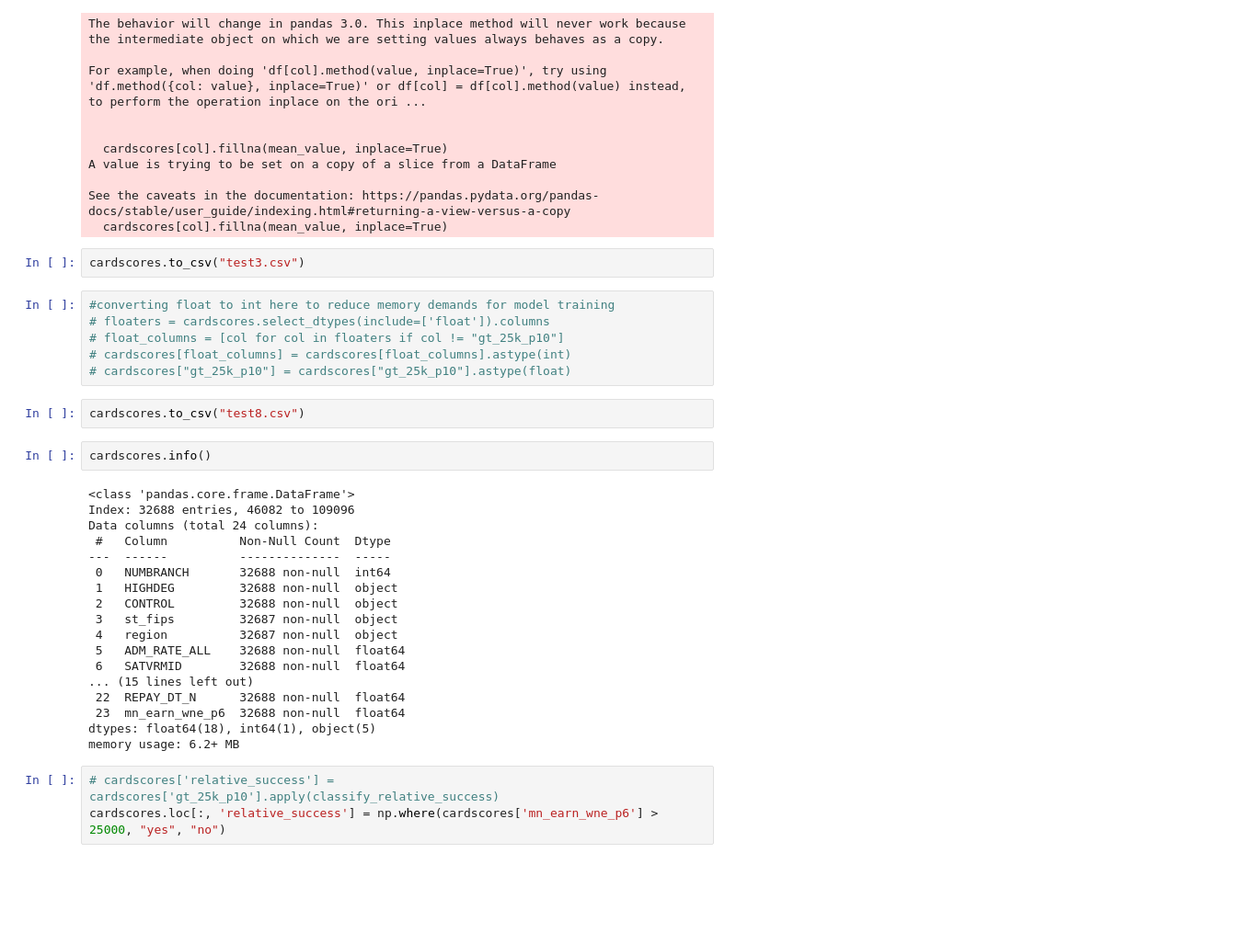
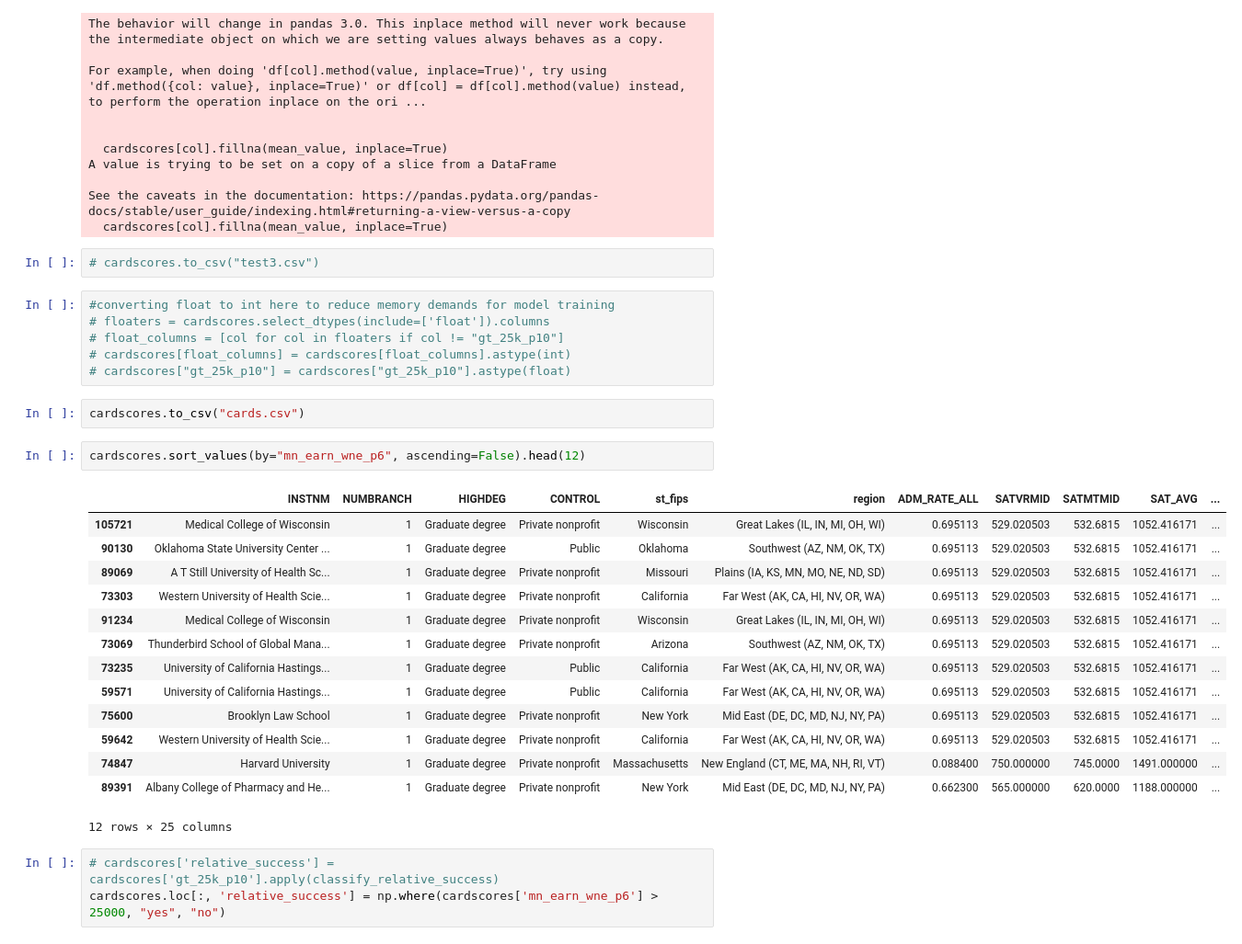
Before and after one commit to andymatsuura/college_salary_prediction, a Jupyter notebook: scorecard_local_csv.ipynb, the cells around one changed output. Shown at 92% size. Cells and saved outputs as stored; diff of their text form; blank space fills up the shorter version.

```diff
--- a/scorecard_local_csv.ipynb
+++ b/scorecard_local_csv.ipynb
@@ -123,7 +123,7 @@ A value is trying to be set on a copy of a slice from a DataFrame
 See the caveats in the documentation: https://pandas.pydata.org/pandas-docs/stable/user_guide/indexing.html#returning-a-view-versus-a-copy
   cardscores[col].fillna(mean_value, inplace=True)
 # %%
-cardscores.to_csv("test3.csv")
+# cardscores.to_csv("test3.csv")
 # %%
 #converting float to int here to reduce memory demands for model training
 # floaters = cardscores.select_dtypes(include=['float']).columns
@@ -131,27 +131,24 @@ cardscores.to_csv("test3.csv")
 # cardscores[float_columns] = cardscores[float_columns].astype(int)
 # cardscores["gt_25k_p10"] = cardscores["gt_25k_p10"].astype(float)
 # %%
-cardscores.to_csv("test8.csv")
+cardscores.to_csv("cards.csv")
-# %%
-cardscores.info()
-# %% [output]
-<class 'pandas.core.frame.DataFrame'>
-Index: 32688 entries, 46082 to 109096
-Data columns (total 24 columns):
- #   Column          Non-Null Count  Dtype
----  ------          --------------  -----
- 0   NUMBRANCH       32688 non-null  int64
- 1   HIGHDEG         32688 non-null  object
- 2   CONTROL         32688 non-null  object
- 3   st_fips         32687 non-null  object
- 4   region          32687 non-null  object
- 5   ADM_RATE_ALL    32688 non-null  float64
- 6   SATVRMID        32688 non-null  float64
-... (15 lines left out)
- 22  REPAY_DT_N      32688 non-null  float64
- 23  mn_earn_wne_p6  32688 non-null  float64
-dtypes: float64(18), int64(1), object(5)
-memory usage: 6.2+ MB
+# %%
+cardscores.sort_values(by="mn_earn_wne_p6", ascending=False).head(12)
+# %% [output]
+|  | INSTNM | NUMBRANCH | HIGHDEG | CONTROL | st_fips | region | ADM_RATE_ALL | SATVRMID | SATMTMID | SAT_AVG | ... |
+| 105721 | Medical College of Wisconsin | 1 | Graduate degree | Private nonprofit | Wisconsin | Great Lakes (IL, IN, MI, OH, WI) | 0.695113 | 529.020503 | 532.6815 | 1052.416171 | ... |
+| 90130 | Oklahoma State University Center ... | 1 | Graduate degree | Public | Oklahoma | Southwest (AZ, NM, OK, TX) | 0.695113 | 529.020503 | 532.6815 | 1052.416171 | ... |
+| 89069 | A T Still University of Health Sc... | 1 | Graduate degree | Private nonprofit | Missouri | Plains (IA, KS, MN, MO, NE, ND, SD) | 0.695113 | 529.020503 | 532.6815 | 1052.416171 | ... |
+| 73303 | Western University of Health Scie... | 1 | Graduate degree | Private nonprofit | California | Far West (AK, CA, HI, NV, OR, WA) | 0.695113 | 529.020503 | 532.6815 | 1052.416171 | ... |
+| 91234 | Medical College of Wisconsin | 1 | Graduate degree | Private nonprofit | Wisconsin | Great Lakes (IL, IN, MI, OH, WI) | 0.695113 | 529.020503 | 532.6815 | 1052.416171 | ... |
+| 73069 | Thunderbird School of Global Mana... | 1 | Graduate degree | Private nonprofit | Arizona | Southwest (AZ, NM, OK, TX) | 0.695113 | 529.020503 | 532.6815 | 1052.416171 | ... |
+| 73235 | University of California Hastings... | 1 | Graduate degree | Public | California | Far West (AK, CA, HI, NV, OR, WA) | 0.695113 | 529.020503 | 532.6815 | 1052.416171 | ... |
+| 59571 | University of California Hastings... | 1 | Graduate degree | Public | California | Far West (AK, CA, HI, NV, OR, WA) | 0.695113 | 529.020503 | 532.6815 | 1052.416171 | ... |
+| 75600 | Brooklyn Law School | 1 | Graduate degree | Private nonprofit | New York | Mid East (DE, DC, MD, NJ, NY, PA) | 0.695113 | 529.020503 | 532.6815 | 1052.416171 | ... |
+| 59642 | Western University of Health Scie... | 1 | Graduate degree | Private nonprofit | California | Far West (AK, CA, HI, NV, OR, WA) | 0.695113 | 529.020503 | 532.6815 | 1052.416171 | ... |
+| 74847 | Harvard University | 1 | Graduate degree | Private nonprofit | Massachusetts | New England (CT, ME, MA, NH, RI, VT) | 0.088400 | 750.000000 | 745.0000 | 1491.000000 | ... |
+| 89391 | Albany College of Pharmacy and He... | 1 | Graduate degree | Private nonprofit | New York | Mid East (DE, DC, MD, NJ, NY, PA) | 0.662300 | 565.000000 | 620.0000 | 1188.000000 | ... |
+12 rows × 25 columns
 # %%
 # cardscores['relative_success'] = cardscores['gt_25k_p10'].apply(classify_relative_success)
 cardscores.loc[:, 'relative_success'] = np.where(cardscores['mn_earn_wne_p6'] > 25000, "yes", "no")
```
Also changed, not shown: parts of 21 cells of this notebook, 2 other files.
